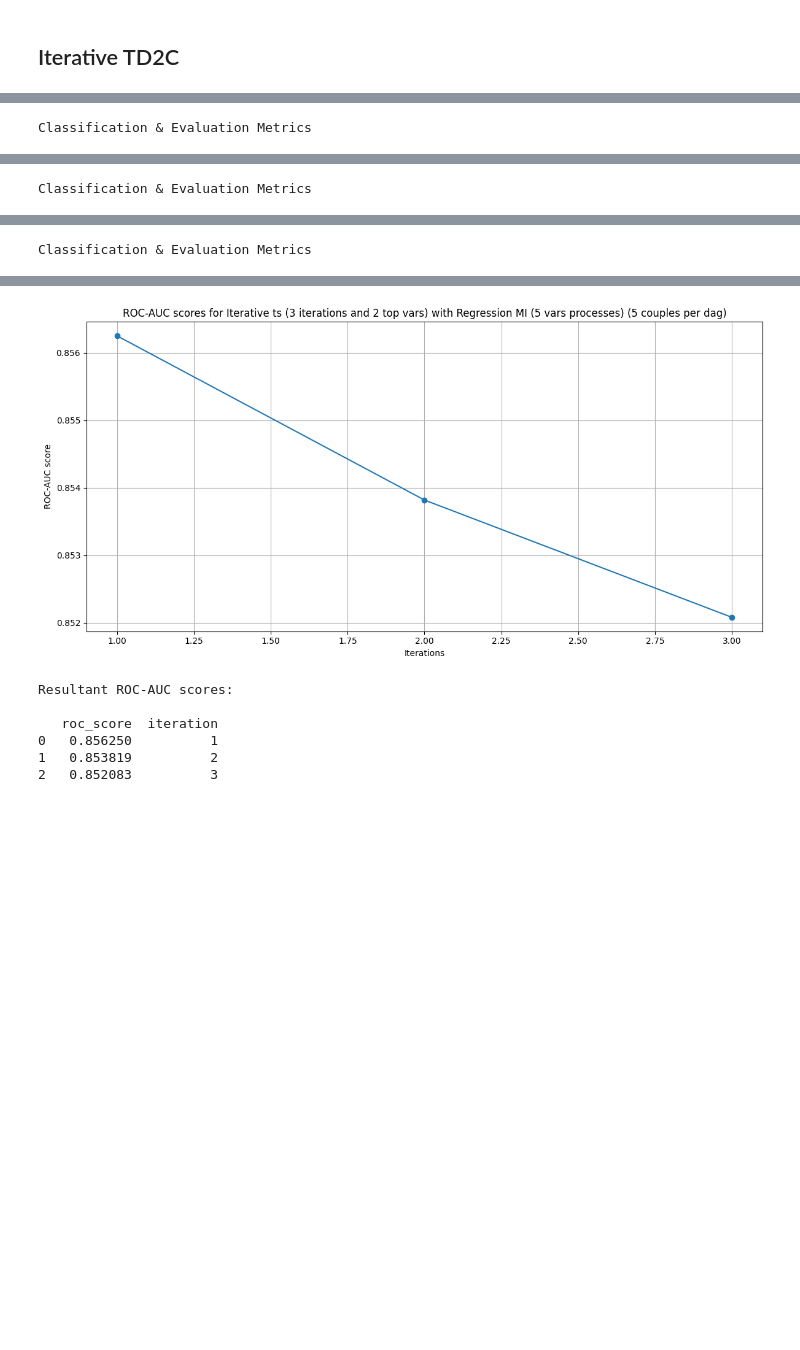
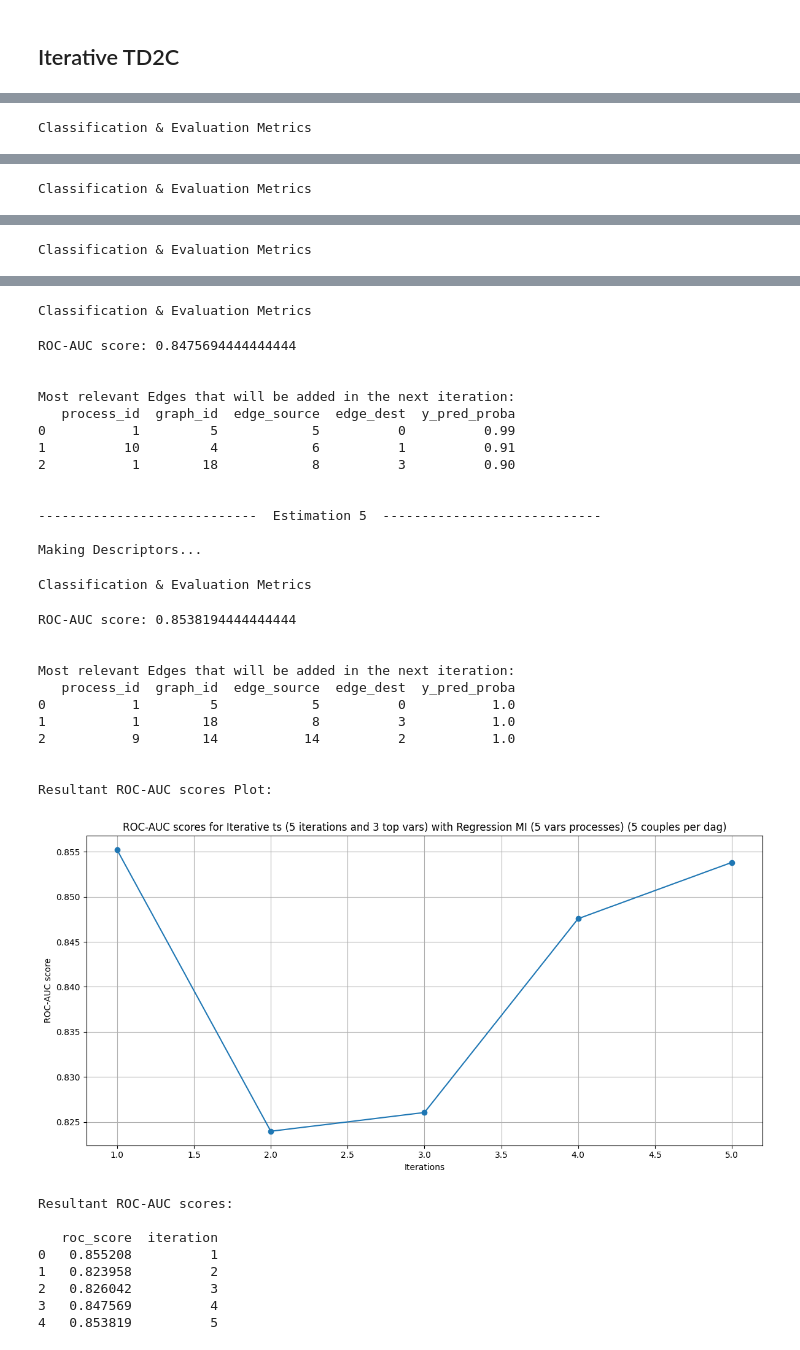
Before and after one commit to jacopoUCL/td2c, a Jupyter notebook: notebooks/contributions/td2c_extesions/IterativeTD2C.ipynb, the cells around one changed output, grey strips where cells are left out. Drawn from its saved outputs; the diff is of its cells as text; code cells hidden in the pictures; blank space fills up the shorter version.

```diff
--- a/notebooks/contributions/td2c_extesions/IterativeTD2C.ipynb
+++ b/notebooks/contributions/td2c_extesions/IterativeTD2C.ipynb
@@ -1486,15 +1486,15 @@ iterative_td2c(method = 'ts', k = 5, it = 6, top_vars=3, treshold = True, tresho
 Iter = IterativeTD2C(
     method = 'ts',
     k = 1,
-    it = 12,
+    it = 5,
     top_vars=3,
     treshold = False,
     treshold_value = 0.9,
-    size_causal_df = 6,
+    size_causal_df = 3,
     data_folder = '/home/jpalombarini/td2c/notebooks/contributions/td2c_extesions/data/to_use/',
     descr_folder = '/home/jpalombarini/td2c/notebooks/contributions/td2c_extesions/descriptors/Regression/TD2C/try_complete_function/',
     results_folder = '/home/jpalombarini/td2c/notebooks/contributions/td2c_extesions/results/Regression/try_complete_function/',
-    COUPLES_TO_CONSIDER_PER_DAG = -1,
+    COUPLES_TO_CONSIDER_PER_DAG = 5,
     MB_SIZE = 2,
     SEED = 42,
     maxlags = 5,
@@ -1560,7 +1567,35 @@ Resultant ROC-AUC scores Plot:
+Classification & Evaluation Metrics
+ROC-AUC score: 0.8475694444444444
+
+
+Most relevant Edges that will be added in the next iteration:
+   process_id  graph_id  edge_source  edge_dest  y_pred_proba
+0           1         5            5          0          0.99
+1          10         4            6          1          0.91
+2           1        18            8          3          0.90
+
+
+----------------------------  Estimation 5  ----------------------------
+
+Making Descriptors...
+Classification & Evaluation Metrics
+ROC-AUC score: 0.8538194444444444
+
+
+Most relevant Edges that will be added in the next iteration:
+   process_id  graph_id  edge_source  edge_dest  y_pred_proba
+0           1         5            5          0           1.0
+1           1        18            8          3           1.0
+2           9        14           14          2           1.0
+
+
+Resultant ROC-AUC scores Plot:
-[figure, old version]
+[figure, new version]
-Resultant ROC-AUC scores:
-
-   roc_score  iteration
-0   0.856250          1
-1   0.853819          2
-2   0.852083          3
+Resultant ROC-AUC scores:
+
+   roc_score  iteration
+0   0.855208          1
+1   0.823958          2
+2   0.826042          3
+3   0.847569          4
+4   0.853819          5
```
Also changed, not shown: parts of 1 cell of this notebook, 1 other file.
